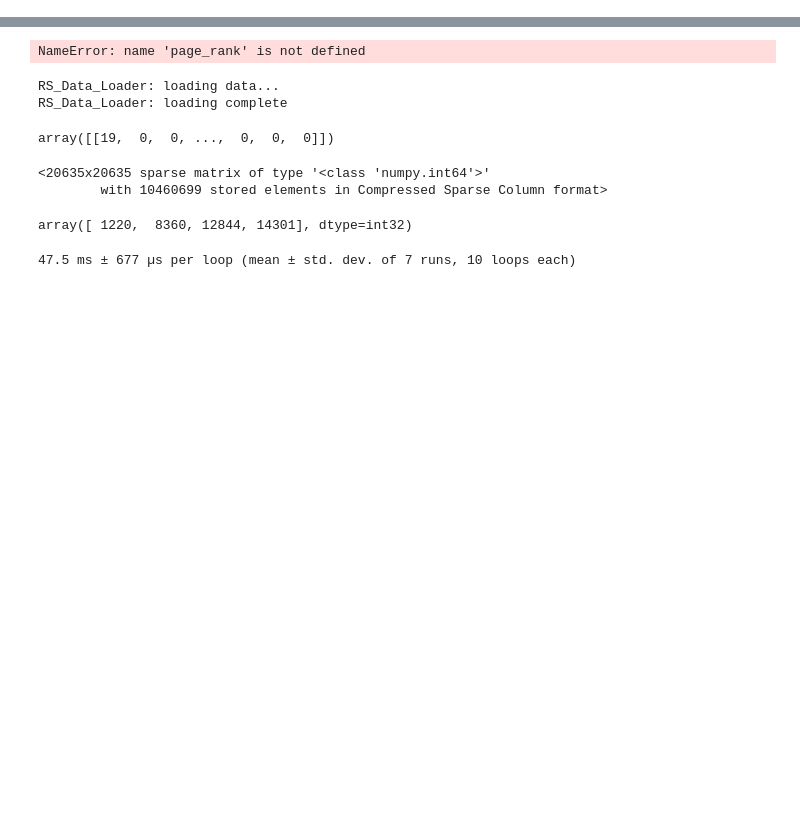
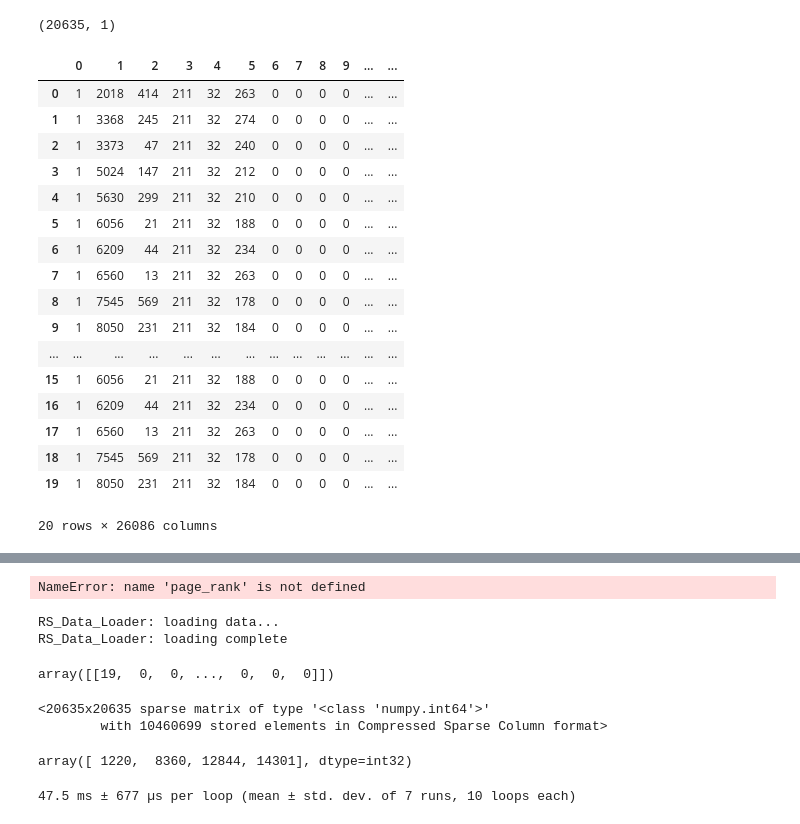
Before and after one commit to federicoBetti/Recommender-System-Competition, a Jupyter notebook: root_test.ipynb, the cells around one changed output, grey strips where cells are left out. Drawn from its saved outputs; the diff is of its cells as text; code cells hidden in the pictures; blank space fills up the shorter version.

Commit message:
- draft training matrix XGBoost

```diff
--- a/root_test.ipynb
+++ b/root_test.ipynb
@@ -10,0 +121,6 @@ import importlib
+# %%
+tracks = dataReader.tracks
+tracks_duration = np.array(tracks['duration_sec']).reshape((-1,1))
+tracks_duration.shape
+# %% [output]
+(20635, 1)
@@ -10,0 +132,31 @@ import importlib
+# %%
+res_sparse = sparse.lil_matrix(res_new, dtype=int)
+# %%
+# that's a coo matrix
+res_sparse = sparse.vstack([res_sparse, res_sparse])
+# %%
+res_sparse_csc = res_sparse.tocsc()
+# %%
+df = pd.SparseDataFrame([ pd.SparseSeries(res_sparse_csc[i].toarray().ravel())
+                                   for i in np.arange(res_sparse_csc.shape[0])])
+# %%
+df
+# %% [output]
+|  | 0 | 1 | 2 | 3 | 4 | 5 | 6 | 7 | 8 | 9 | ... | ... |
+| 0 | 1 | 2018 | 414 | 211 | 32 | 263 | 0 | 0 | 0 | 0 | ... | ... |
+| 1 | 1 | 3368 | 245 | 211 | 32 | 274 | 0 | 0 | 0 | 0 | ... | ... |
+| 2 | 1 | 3373 | 47 | 211 | 32 | 240 | 0 | 0 | 0 | 0 | ... | ... |
+| 3 | 1 | 5024 | 147 | 211 | 32 | 212 | 0 | 0 | 0 | 0 | ... | ... |
+| 4 | 1 | 5630 | 299 | 211 | 32 | 210 | 0 | 0 | 0 | 0 | ... | ... |
+| 5 | 1 | 6056 | 21 | 211 | 32 | 188 | 0 | 0 | 0 | 0 | ... | ... |
+| 6 | 1 | 6209 | 44 | 211 | 32 | 234 | 0 | 0 | 0 | 0 | ... | ... |
+| 7 | 1 | 6560 | 13 | 211 | 32 | 263 | 0 | 0 | 0 | 0 | ... | ... |
+| 8 | 1 | 7545 | 569 | 211 | 32 | 178 | 0 | 0 | 0 | 0 | ... | ... |
+| 9 | 1 | 8050 | 231 | 211 | 32 | 184 | 0 | 0 | 0 | 0 | ... | ... |
+| ... | ... | ... | ... | ... | ... | ... | ... | ... | ... | ... | ... | ... |
+| 15 | 1 | 6056 | 21 | 211 | 32 | 188 | 0 | 0 | 0 | 0 | ... | ... |
+| 16 | 1 | 6209 | 44 | 211 | 32 | 234 | 0 | 0 | 0 | 0 | ... | ... |
+| 17 | 1 | 6560 | 13 | 211 | 32 | 263 | 0 | 0 | 0 | 0 | ... | ... |
+| 18 | 1 | 7545 | 569 | 211 | 32 | 178 | 0 | 0 | 0 | 0 | ... | ... |
+| 19 | 1 | 8050 | 231 | 211 | 32 | 184 | 0 | 0 | 0 | 0 | ... | ... |
+20 rows × 26086 columns
```
Also changed, not shown: parts of 29 cells of this notebook, 2 other files.
